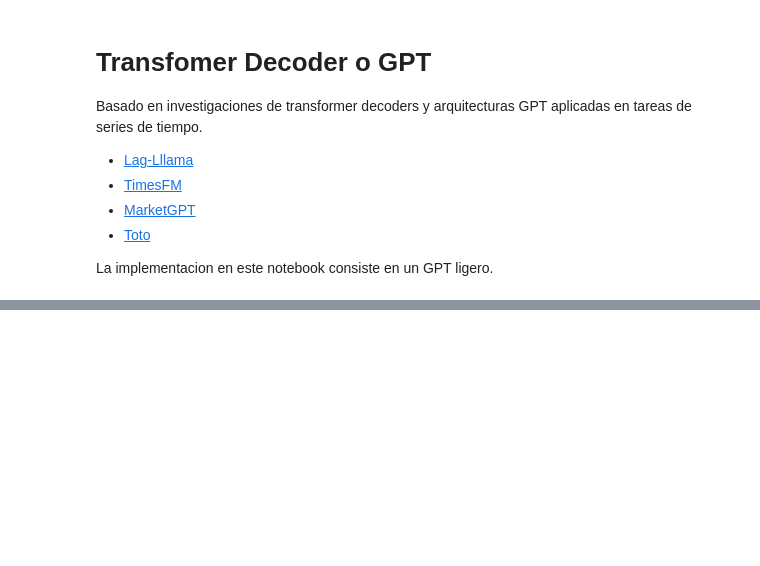
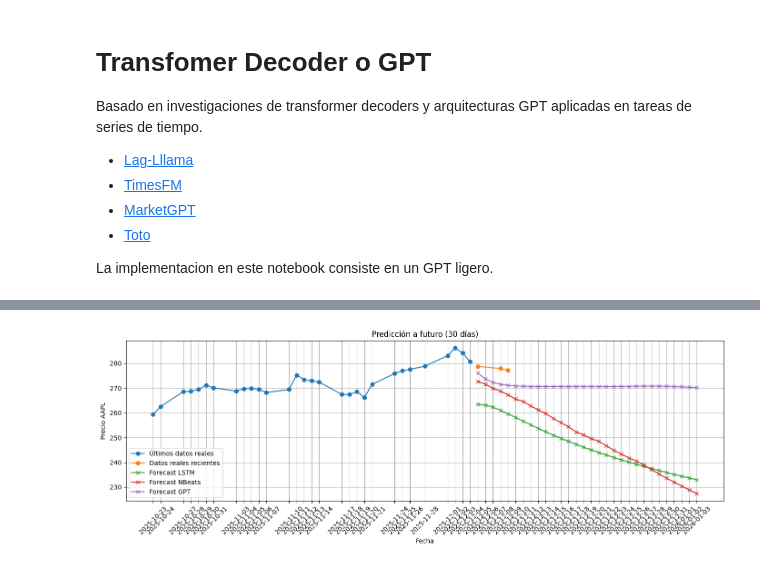
Before and after one commit to AbeRodz/Time-series-II, a Jupyter notebook: tp_2.ipynb, the cells around one changed output, grey strips where cells are left out. Cells and saved outputs as stored; diff of their text form; code cells hidden in the pictures; blank space fills up the shorter version.

```diff
--- a/tp_2.ipynb
+++ b/tp_2.ipynb
@@ -525,0 +776,2 @@ pd.DataFrame({"truth":y_true.flatten(), "pred":y_pred.flatten()})
+# %%
+last_window = scaled_test[-window_size:]
@@ -525,0 +811,42 @@ pd.DataFrame({"truth":y_true.flatten(), "pred":y_pred.flatten()})
+# %%
+import matplotlib.pyplot as plt
+import matplotlib.dates as mdates
+import pandas as pd
+
+# Include the last real day in the past data
+past = data_close[-window_size:].copy()
+
+# Last real date
+last_real_date = past.index[-1]
+
+# Generate future dates starting from the day after the last real date
+future_dates = pd.date_range(start=last_real_date + pd.Timedelta(days=1), periods=len(future_lstm), freq="D")
+
+plt.figure(figsize=(14,5))
+
+# Plot past real data
+plt.plot(past.index, past.values, label="Últimos datos reales", marker='o')
+plt.plot(latest_close_data.index, latest_close_data['Close'].values, label="Datos reales recientes", marker='o')
+
+# Plot forecasts
+plt.plot(future_dates, future_lstm, label="Forecast LSTM", marker='x')
+plt.plot(future_dates, future_n_beats, label="Forecast NBeats", marker='x')
+plt.plot(future_dates, future_gpt, label="Forecast GPT", marker='x')
+
+plt.title("Predicción a futuro (30 días)")
+plt.xlabel("Fecha")
+plt.ylabel("Precio AAPL")
+plt.legend()
+plt.grid(True)
+
+# Set every day as a tick for clarity
+all_dates = past.index.append(future_dates)
+plt.xticks(all_dates, rotation=45)
+
+# Format dates nicely
+plt.gca().xaxis.set_major_formatter(mdates.DateFormatter('%Y-%m-%d'))
+
+plt.tight_layout()
+plt.show()
+# %% [output]
+[figure, added]
```
Also changed, not shown: parts of 36 cells of this notebook.
